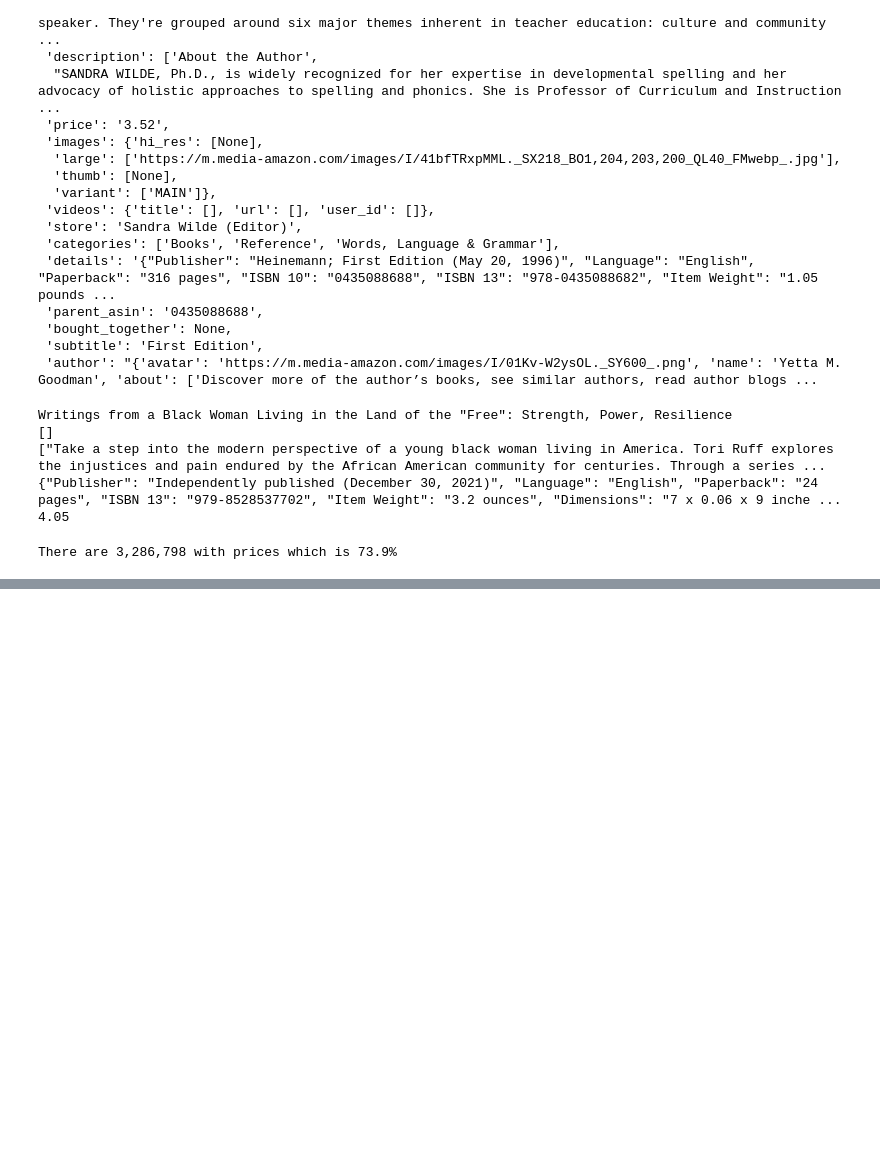
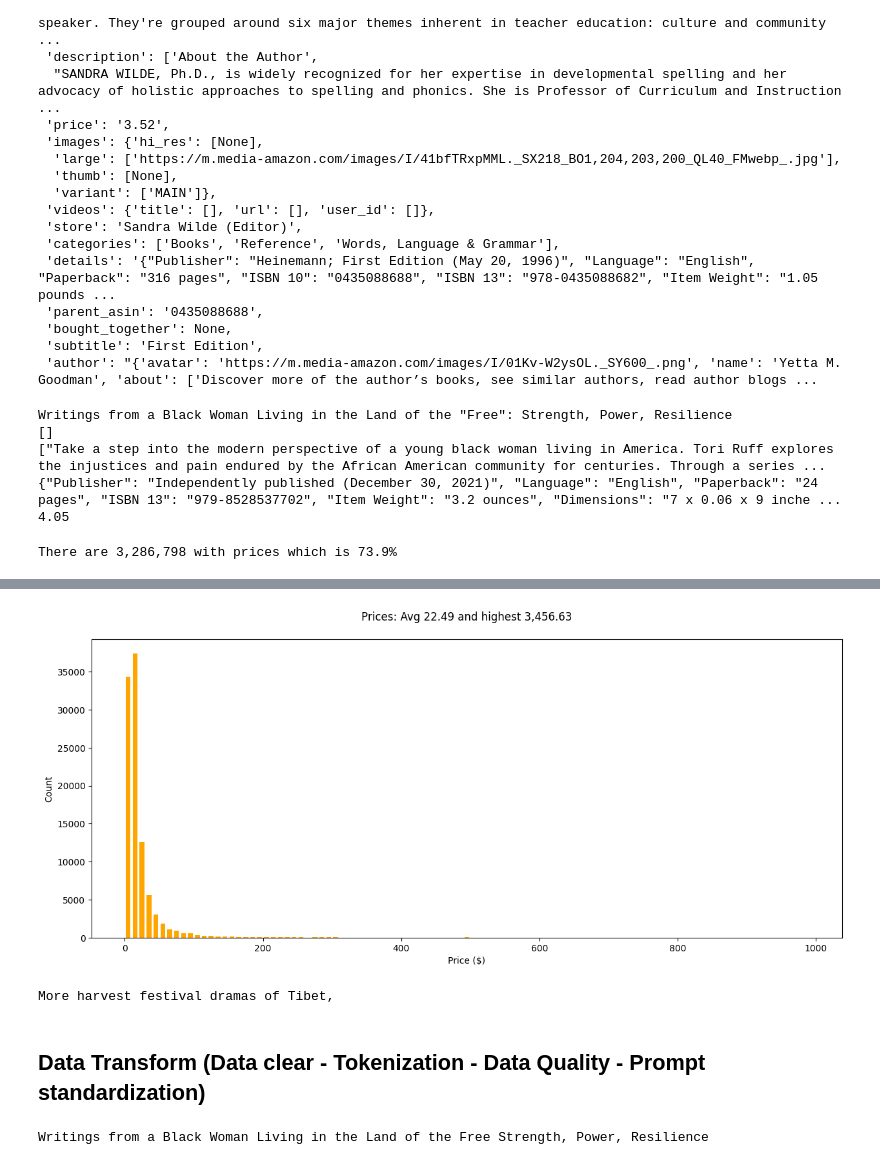
Before and after one commit to VuHoaBinh/BLverse-Life_Simulation_Game, a Jupyter notebook: Assets/LLMs/data_preperation.ipynb, the cells around one changed output, grey strips where cells are left out. Cells and saved outputs as stored; diff of their text form; code cells hidden in the pictures; blank space fills up the shorter version.

```diff
--- a/Assets/LLMs/data_preperation.ipynb
+++ b/Assets/LLMs/data_preperation.ipynb
@@ -90,0 +139,24 @@ There are 3,286,798 with prices which is 73.9%
+# %%
+# Plot prices
+plt.figure(figsize=(15, 6))
+plt.title(f"Prices: Avg {sum(prices)/len(prices):,.2f} and highest {max(prices):,}\n")
+plt.xlabel('Price ($)')
+plt.ylabel('Count')
+plt.hist(prices, rwidth=0.7, color="orange", bins=range(0, 1000, 10))
+plt.show()
+# %% [output]
+[figure, added]
+# %%
+# So what is this book??
+
+for datapoint in dataset:
+    try:
+        price = float(datapoint["price"])
+        if price > 3400:
+            print(datapoint['title'])
+    except ValueError as e:
+        pass
+# %% [output]
+More harvest festival dramas of Tibet,
+# %% [markdown]
+## Data Transform (Data clear - Tokenization - Data Quality - Prompt standardization)
@@ -90,0 +181,6 @@ There are 3,286,798 with prices which is 73.9%
+# %%
+text = 'Writings from a Black Woman Living in the Land of the "Free": Strength, Power, Resilience'
+cleaned = clean_text(text)
+print(cleaned)
+# %% [output]
+Writings from a Black Woman Living in the Land of the Free Strength, Power, Resilience
```
Also changed, not shown: parts of 9 cells of this notebook, 2 other files.
